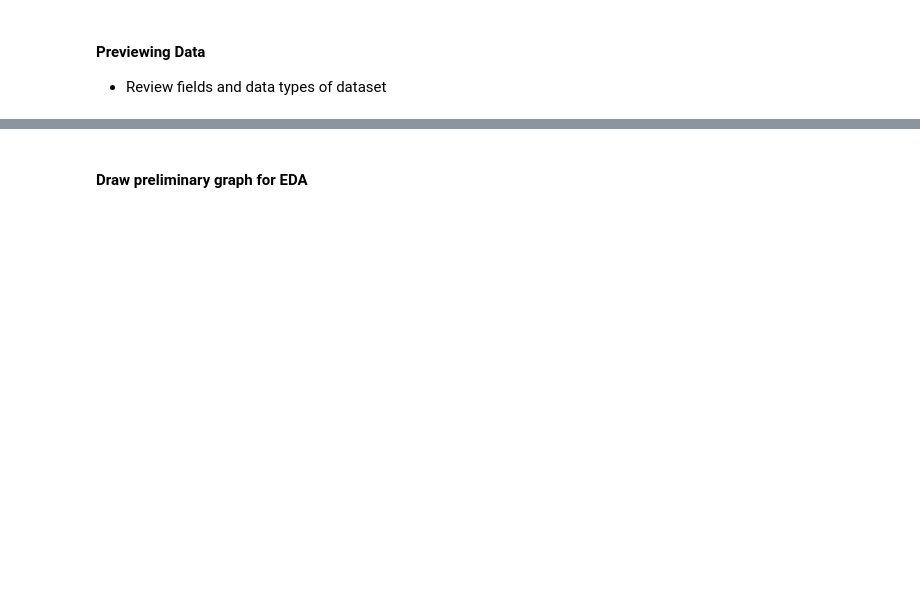
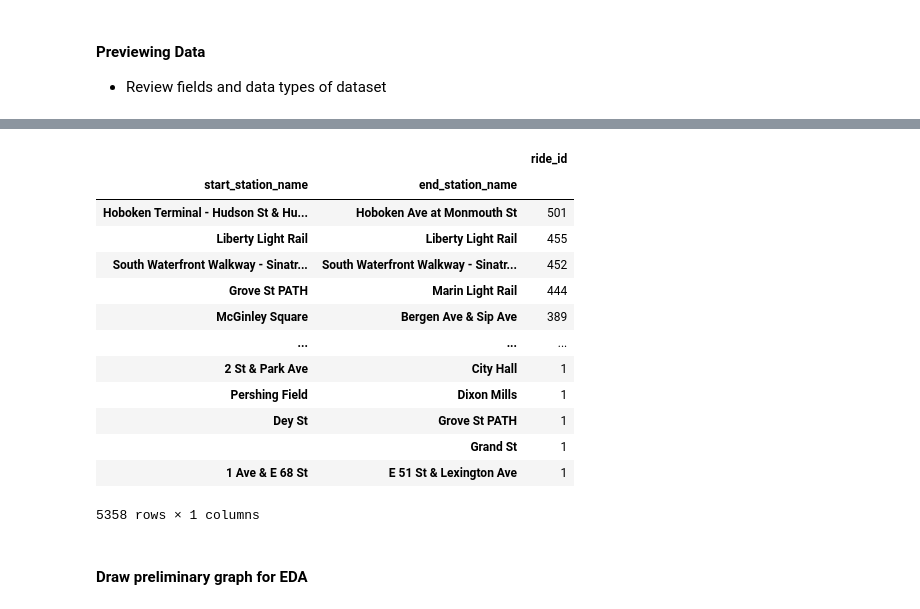
Before and after one commit to jforster19/Data620, a Jupyter notebook: Project1.ipynb, the cells around one changed output, grey strips where cells are left out. Drawn from its saved outputs; the diff is of its cells as text; code cells hidden in the pictures; blank space fills up the shorter version.

```diff
--- a/Project1.ipynb
+++ b/Project1.ipynb
@@ -43,5 +70,20 @@ bike_data.dtypes
 # %%
-bike_data.groupby(['start_station_name','end_station_name'])['ride_id'].count().sort_values(ascending=False)
+pd.DataFrame(bike_data.groupby(['start_station_name','end_station_name'])['ride_id'].count().sort_values(ascending=False))
+# %% [output]
+|  |  | ride_id |
+| start_station_name | end_station_name |  |
+| Hoboken Terminal - Hudson St & Hu... | Hoboken Ave at Monmouth St | 501 |
+| Liberty Light Rail | Liberty Light Rail | 455 |
+| South Waterfront Walkway - Sinatr... | South Waterfront Walkway - Sinatr... | 452 |
+| Grove St PATH | Marin Light Rail | 444 |
+| McGinley Square | Bergen Ave & Sip Ave | 389 |
+| ... | ... | ... |
+| 2 St & Park Ave | City Hall | 1 |
+| Pershing Field | Dixon Mills | 1 |
+| Dey St | Grove St PATH | 1 |
+|  | Grand St | 1 |
+| 1 Ave & E 68 St | E 51 St & Lexington Ave | 1 |
+5358 rows × 1 columns
 # %% [markdown]
 #### Draw preliminary graph for EDA
 # %%
```
Also changed, not shown: parts of 28 cells of this notebook.
